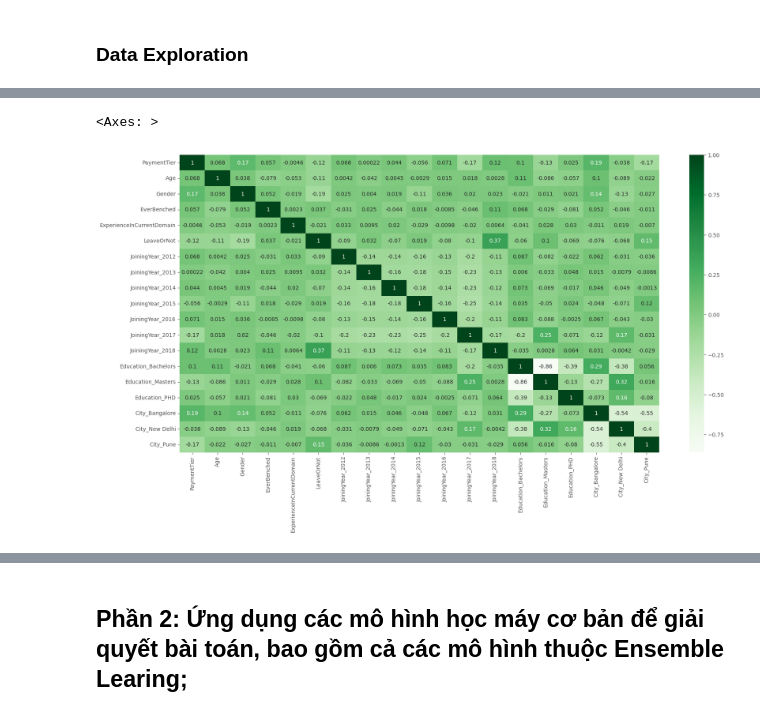
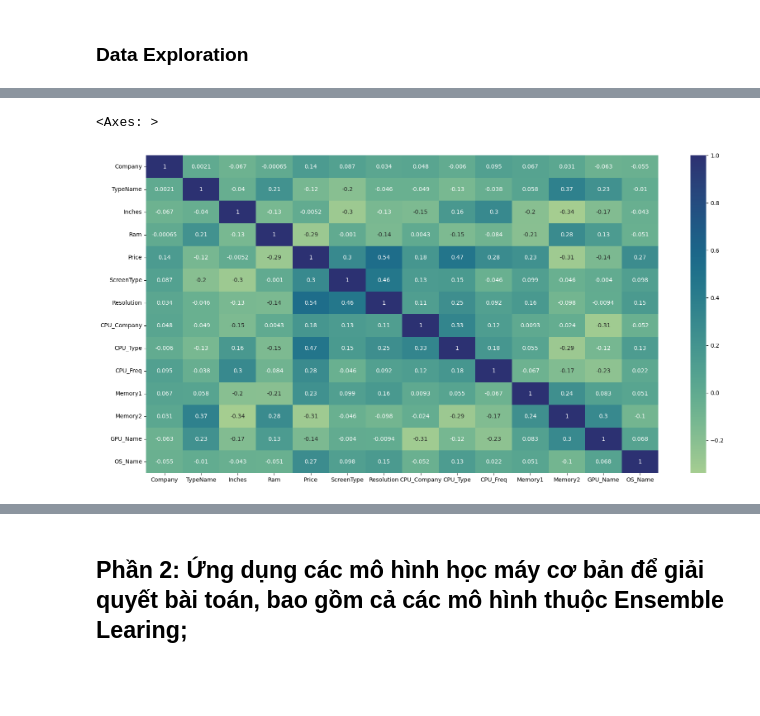
Before and after one commit to trnqbao/machine-learning-final-project, a Jupyter notebook: Ex2.ipynb, the cells around one changed output, grey strips where cells are left out. Saved outputs shown, nothing was run; the diff lists cells and outputs as text; code cells hidden in the pictures; blank space fills up the shorter version.

```diff
--- a/Ex2.ipynb
+++ b/Ex2.ipynb
@@ -174,0 +271,9 @@ df_dummies
+# %%
+# Hệ điều hành của máy có thể tách ra thành window và mac, tuy nhiên với phần phiên bản của hệ điều hành cần phải cập nhật bởi các ký tự cách nhau.
+
+df['OpSys'] = df['OpSys'].str.replace('No OS', '', regex=1)
+df['OpSys'] = df['OpSys'].str.replace('OS X', 'OSX', regex=1)
+df['OpSys'] = df['OpSys'].str.replace('10 S', '10S', regex=1)
+df['OpSys'] = df['OpSys'].str.replace('Chrome OS', 'ChromeOS', regex=1)
+
+df['OpSys'].unique()
@@ -174,0 +283,4 @@ df_dummies
+# %%
+df[["OS_Name", "OS_Model"]] = df['OpSys'].str.split(" ", expand=True)
+df.drop('OpSys', axis=1, inplace=True)
+df
@@ -423,0 +343,12 @@ See the caveats in the documentation: https://pandas.pydata.org/pandas-docs/stab
+# %%
+le = LabelEncoder()
+
+name = list(df.columns)
+type = df.dtypes
+
+for i in range(len(type)):
+    if type[i] == 'object':
+        le.fit_transform(df[name[i]])
+        df[name[i]] = le.transform(df[name[i]])
+
+df
@@ -423,0 +397,7 @@ See the caveats in the documentation: https://pandas.pydata.org/pandas-docs/stab
+# %%
+# # từ bản tương quan có thể thấy rằng bằng thạc sĩ hoặc cử nhân có tương quang tương đương nhau nên có thểm drop 1 trong 2
+df.drop('OS_Model', axis=1, inplace=True)
+df.drop('GPU_Company', axis=1, inplace=True)
+df.drop('Weight', axis=1, inplace=True)
+
+df.head()
@@ -424,6 +411,6 @@ See the caveats in the documentation: https://pandas.pydata.org/pandas-docs/stab
 # %%
 plt.figure(figsize=(20, 10))
-sns.heatmap(df_dummies.corr(), annot=True, cmap="Greens")
+sns.heatmap(df.corr(), annot=True, cmap="crest")
 # %% [output]
 <Axes: >
-[figure, old version]
+[figure, new version]
```
Also changed, not shown: parts of 63 cells of this notebook.
